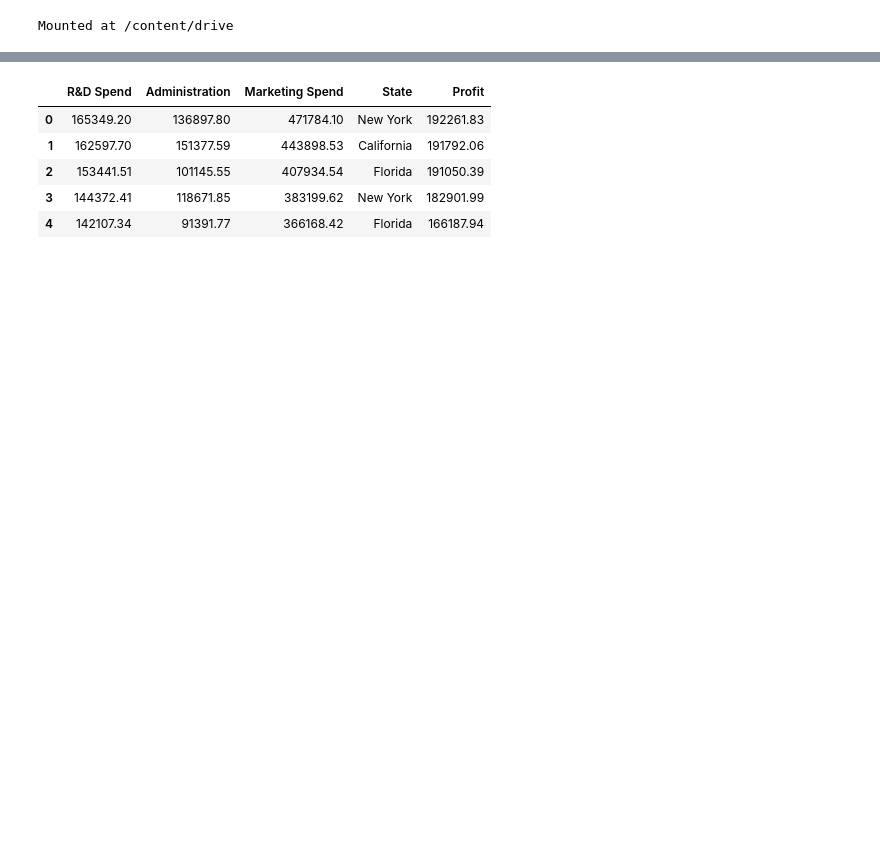
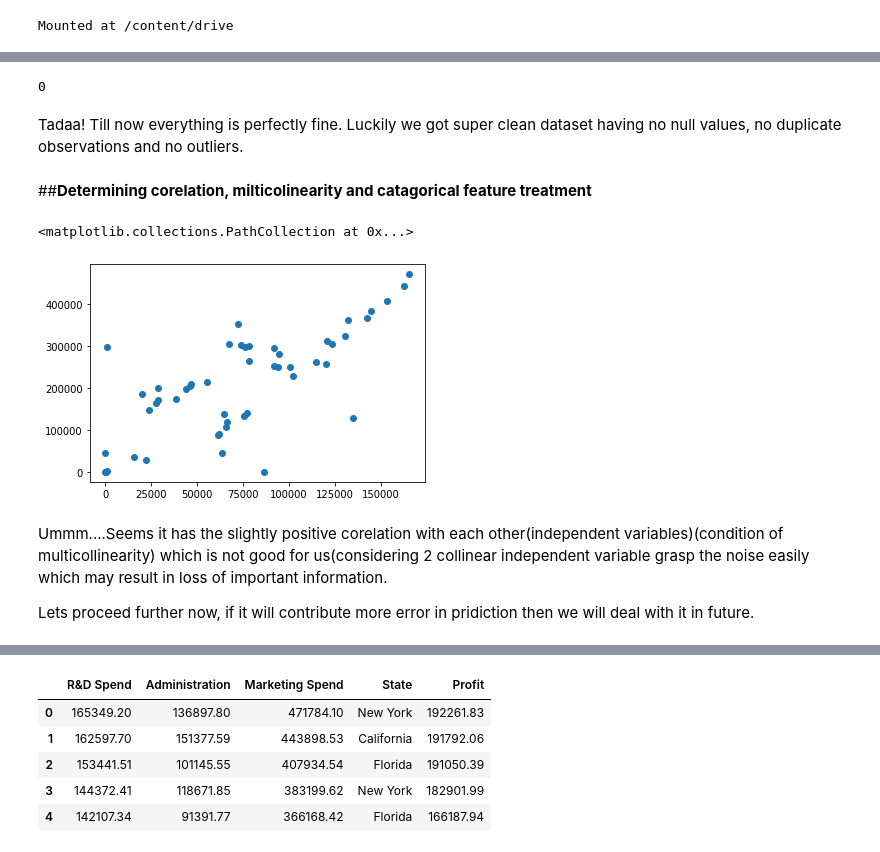
Before and after one commit to Shahrukh2016/Linear_Regression_Implimentation, a Jupyter notebook: MultilinearRegression_50Startup.ipynb, the cells around one changed output, grey strips where cells are left out. Saved outputs shown, nothing was run; the diff lists cells and outputs as text; code cells hidden in the pictures; blank space fills up the shorter version.

```diff
--- a/MultilinearRegression_50Startup.ipynb
+++ b/MultilinearRegression_50Startup.ipynb
@@ -20,0 +68,19 @@ df.shape
+# %%
+# checing if we have any duplicate observations
+df.duplicated().sum()
+# %% [output]
+0
+# %% [markdown]
+Tadaa! Till now everything is perfectly fine. Luckily we got super clean dataset having no null values, no duplicate observations and no outliers.
+# %% [markdown]
+##**Determining corelation, milticolinearity and catagorical feature treatment**
+# %%
+# checking corelation between rnd spend and Marketing spend
+plt.scatter(df["R&D Spend"], df["Marketing Spend"])
+# %% [output]
+<matplotlib.collections.PathCollection at 0x...>
+[figure, added]
+# %% [markdown]
+Ummm....Seems it has the slightly positive corelation with each other(independent variables)(condition of multicollinearity) which is not good for us(considering 2 collinear independent variable grasp the noise easily which may result in loss of important information.
+
+Lets proceed further now, if it will contribute more error in pridiction then we will deal with it in future.
```
Also changed, not shown: parts of 57 cells of this notebook.
